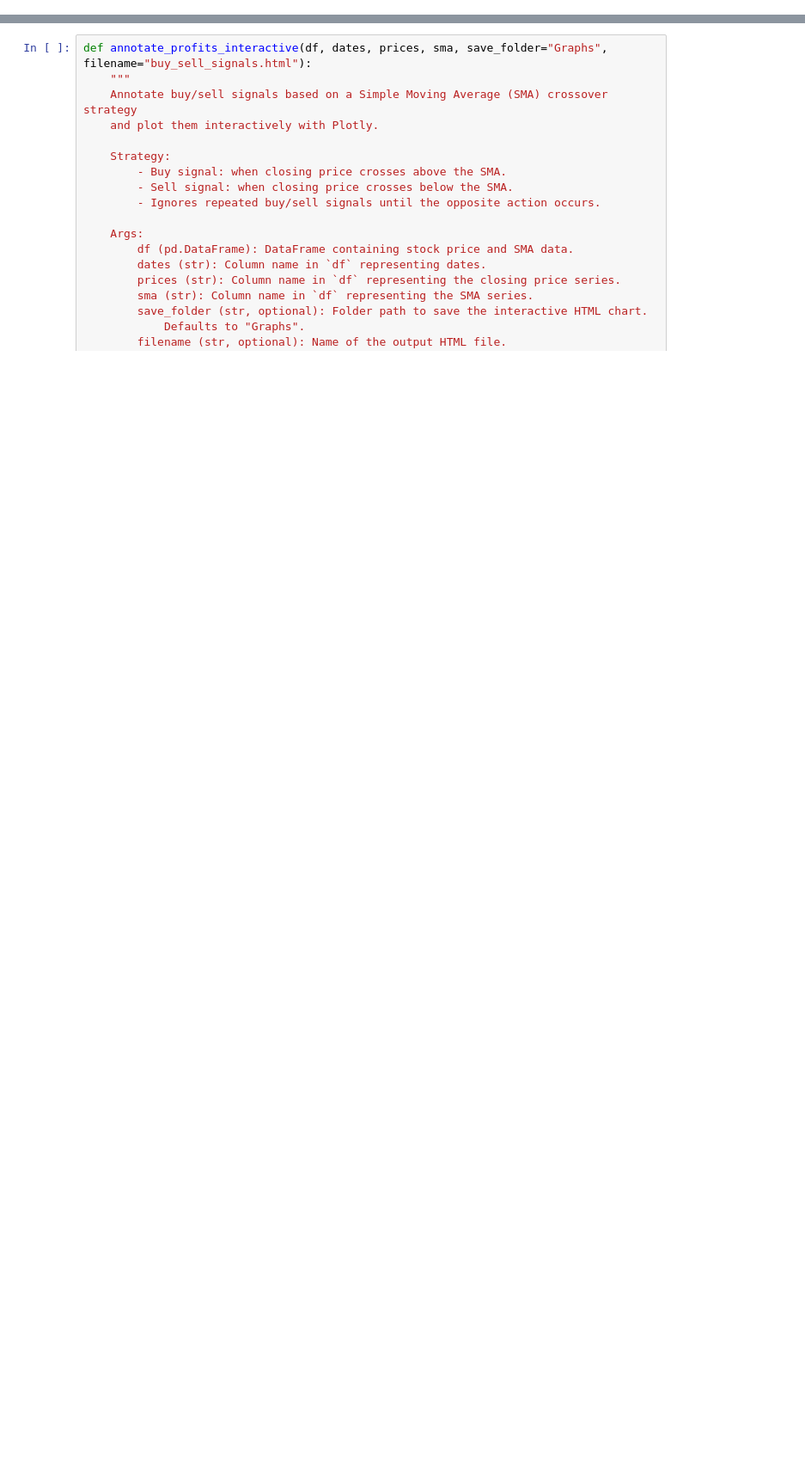
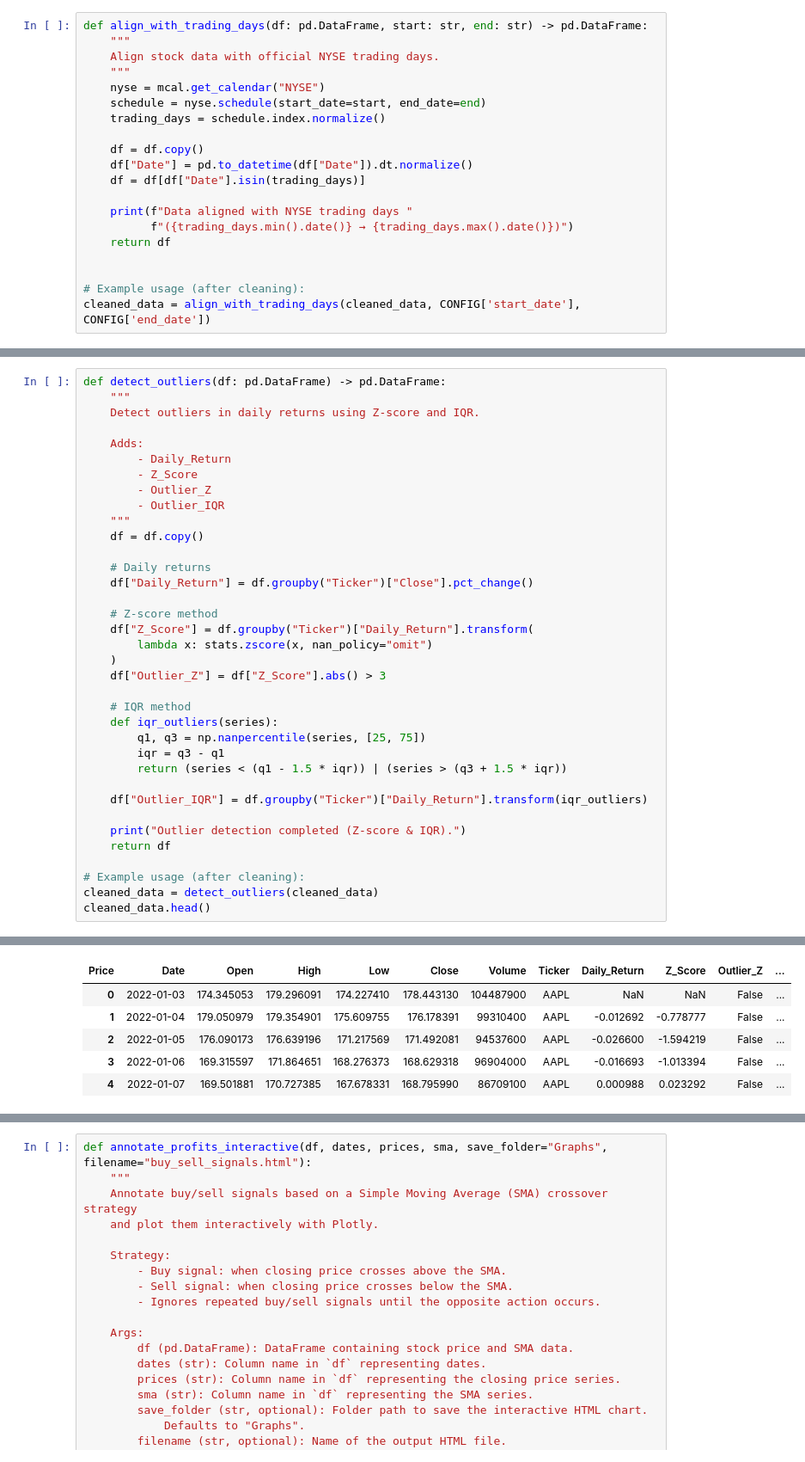
Before and after one commit to bobbob7171/Stock-Market-Trend-Analysis, a Jupyter notebook: EDA.ipynb, the cells around one changed output, grey strips where cells are left out. Shown at 86% size. Drawn from its saved outputs; the diff is of its cells as text; blank space fills up the shorter version.

```diff
--- a/EDA.ipynb
+++ b/EDA.ipynb
@@ -668,0 +206,20 @@ def highlight_streaks_interactive_multi(df, dates, price_cols, save_folder="Grap
+# %%
+def align_with_trading_days(df: pd.DataFrame, start: str, end: str) -> pd.DataFrame:
+    """
+    Align stock data with official NYSE trading days.
+    """
+    nyse = mcal.get_calendar("NYSE")
+    schedule = nyse.schedule(start_date=start, end_date=end)
+    trading_days = schedule.index.normalize()
+
+    df = df.copy()
+    df["Date"] = pd.to_datetime(df["Date"]).dt.normalize()
+    df = df[df["Date"].isin(trading_days)]
+
+    print(f"Data aligned with NYSE trading days "
+          f"({trading_days.min().date()} → {trading_days.max().date()})")
+    return df
+
+
+# Example usage (after cleaning):
+cleaned_data = align_with_trading_days(cleaned_data, CONFIG['start_date'], CONFIG['end_date'])
@@ -668,0 +228,37 @@ def highlight_streaks_interactive_multi(df, dates, price_cols, save_folder="Grap
+# %%
+def detect_outliers(df: pd.DataFrame) -> pd.DataFrame:
+    """
+    Detect outliers in daily returns using Z-score and IQR.
+
+    Adds:
+        - Daily_Return
+        - Z_Score
+        - Outlier_Z
+        - Outlier_IQR
+    """
+    df = df.copy()
+
+    # Daily returns
+    df["Daily_Return"] = df.groupby("Ticker")["Close"].pct_change()
+
+    # Z-score method
+    df["Z_Score"] = df.groupby("Ticker")["Daily_Return"].transform(
+        lambda x: stats.zscore(x, nan_policy="omit")
+    )
+    df["Outlier_Z"] = df["Z_Score"].abs() > 3
+
+    # IQR method
+    def iqr_outliers(series):
+        q1, q3 = np.nanpercentile(series, [25, 75])
+        iqr = q3 - q1
+        return (series < (q1 - 1.5 * iqr)) | (series > (q3 + 1.5 * iqr))
+
+    df["Outlier_IQR"] = df.groupby("Ticker")["Daily_Return"].transform(iqr_outliers)
+
+    print("Outlier detection completed (Z-score & IQR).")
+    return df
+
+# Example usage (after cleaning):
+cleaned_data = detect_outliers(cleaned_data)
+cleaned_data.head()
+# %% [output]
@@ -668,0 +266,6 @@ def highlight_streaks_interactive_multi(df, dates, price_cols, save_folder="Grap
+| Price | Date | Open | High | Low | Close | Volume | Ticker | Daily_Return | Z_Score | Outlier_Z | ... |
+| 0 | 2022-01-03 | 174.345053 | 179.296091 | 174.227410 | 178.443130 | 104487900 | AAPL | NaN | NaN | False | ... |
+| 1 | 2022-01-04 | 179.050979 | 179.354901 | 175.609755 | 176.178391 | 99310400 | AAPL | -0.012692 | -0.778777 | False | ... |
+| 2 | 2022-01-05 | 176.090173 | 176.639196 | 171.217569 | 171.492081 | 94537600 | AAPL | -0.026600 | -1.594219 | False | ... |
+| 3 | 2022-01-06 | 169.315597 | 171.864651 | 168.276373 | 168.629318 | 96904000 | AAPL | -0.016693 | -1.013394 | False | ... |
+| 4 | 2022-01-07 | 169.501881 | 170.727385 | 167.678331 | 168.795990 | 86709100 | AAPL | 0.000988 | 0.023292 | False | ... |
```
Also changed, not shown: parts of 54 cells of this notebook, 18 other files.
